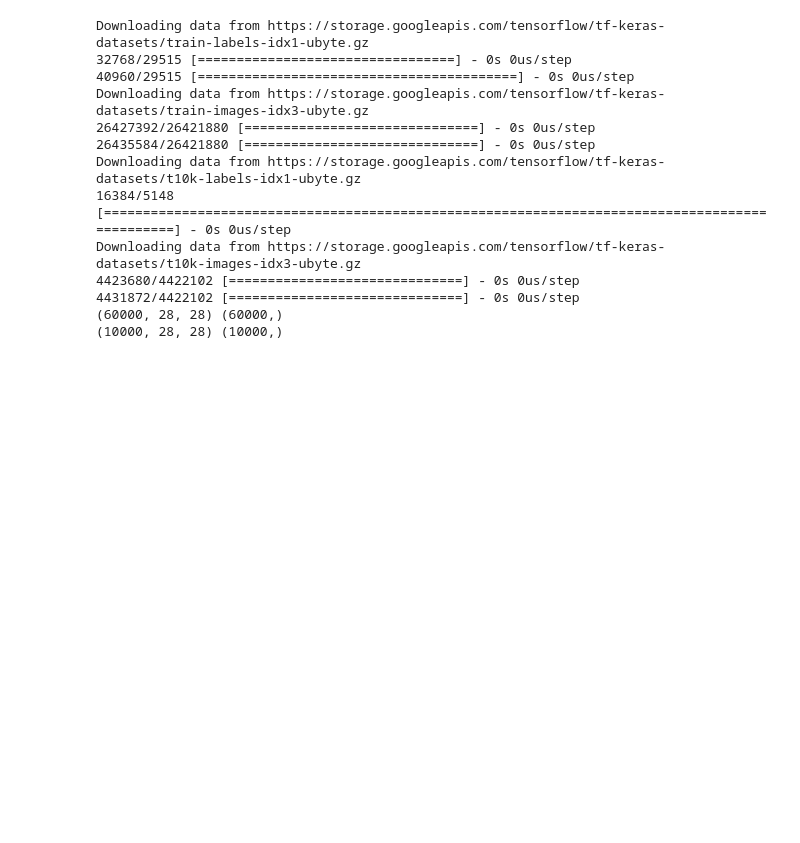
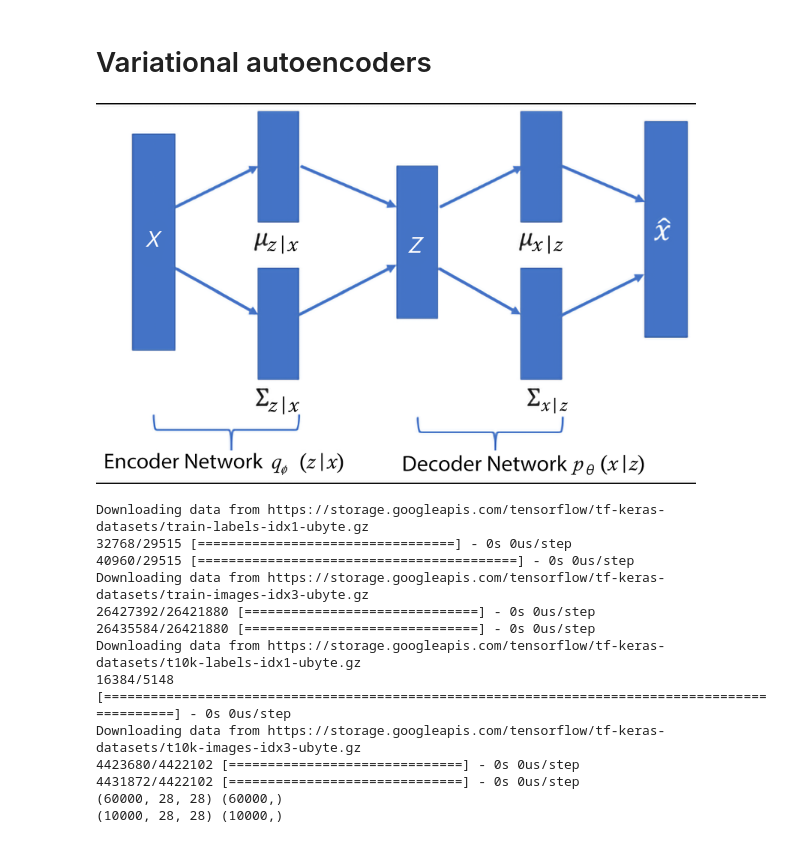
Before and after one commit to PacktPublishing/Deep-Learning-with-TensorFlow-and-Keras-3rd-edition, a Jupyter notebook: Chapter_8/VAE.ipynb, the cells around one changed output. Cells and saved outputs as stored; diff of their text form; code cells hidden in the pictures; blank space fills up the shorter version.

```diff
--- a/Chapter_8/VAE.ipynb
+++ b/Chapter_8/VAE.ipynb
@@ -0,0 +1,2 @@
+# %% [markdown]
+# Variational autoencoders
@@ -1,3 +5,7 @@
+# %%
+Image('/content/B18331_08_14.png', width=600) #This is used for renderin
+# %% [output]
+[figure, added]
 # %%
 import  os
 import  tensorflow as tf
```
Also changed, not shown: parts of 1 cell of this notebook, 24 other files.
